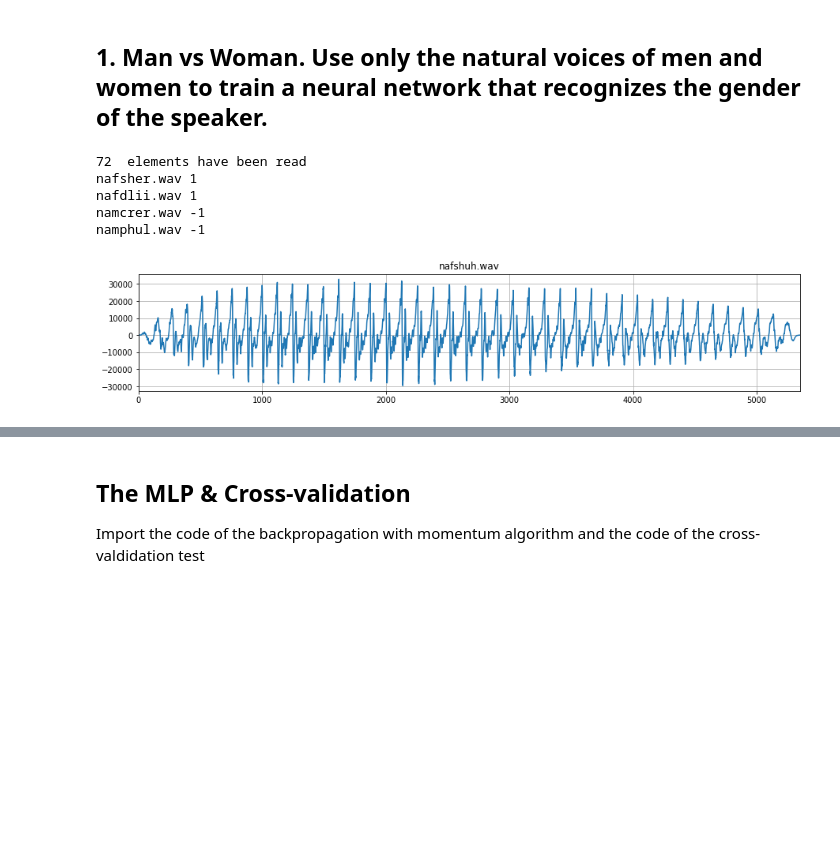
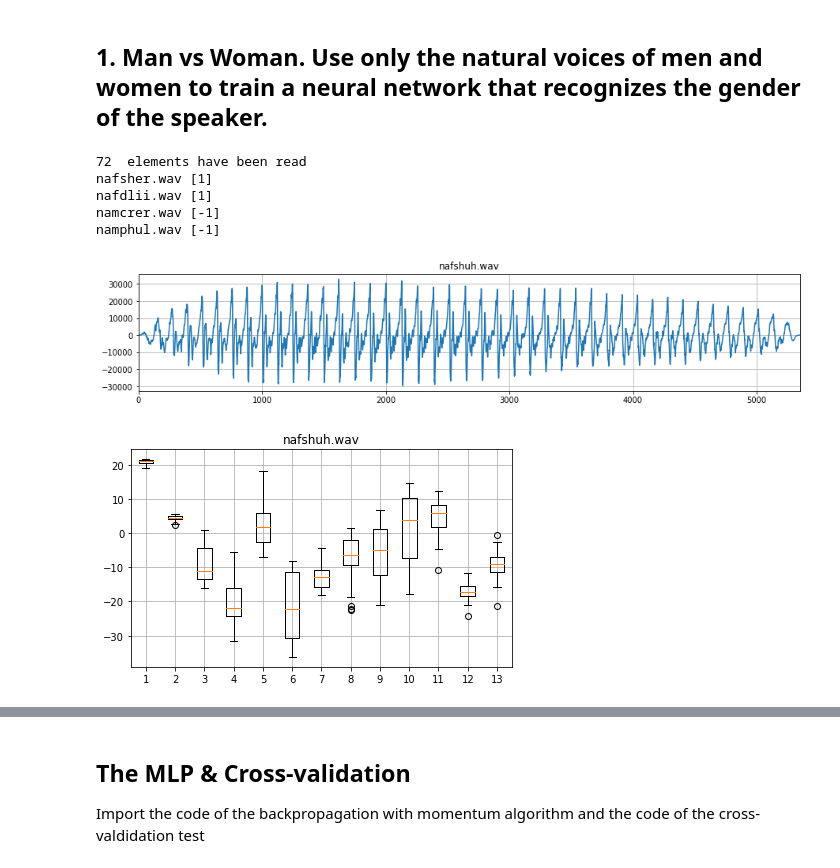
Before and after one commit to tiagoquin/mlg20-pw3, a Jupyter notebook: PW03-part1.ipynb, the cells around one changed output, grey strips where cells are left out. Cells and saved outputs as stored; diff of their text form; code cells hidden in the pictures; blank space fills up the shorter version.

```diff
--- a/PW03-part1.ipynb
+++ b/PW03-part1.ipynb
@@ -30,7 +30,7 @@ def readFiles(pattern):
     for file in os.scandir(PATH):
         if file.name.startswith(pattern):
             sample_rate, signal = wav.read(os.path.join(PATH, file.name))
-            sound_class = 1 if file.name.startswith(pattern + 'f') else -1
+            sound_class = [1] if file.name.startswith(pattern + 'f') else [-1]
             sounds.append((sample_rate, signal, file.name, sound_class))
 
     print(len(sounds), ' elements have been read')
@@ -55,28 +55,33 @@ for sound in sounds[4:8]:
     print(sound[2], sound[3])
 # %% [output]
 72  elements have been read
-nafsher.wav 1
-nafdlii.wav 1
-namcrer.wav -1
-namphul.wav -1
+nafsher.wav [1]
+nafdlii.wav [1]
+namcrer.wav [-1]
+namphul.wav [-1]
 [figure]
 # %%
 def doMFCC(signal, sample_rate):
     ceps = mfcc(signal, samplerate=sample_rate, nfft=1024)
     return ceps
 
 def plotBoxSound(ceps, name):
     pl.figure(figsize=(15,4))
     pl.subplot(1,2,1)
     pl.boxplot(ceps)
     pl.title(name)
     pl.grid()
 
-# TODO: Noramliser ceps_data
 ceps_data = list(map(lambda s: doMFCC(s[1], s[0]) , sounds))
 
 # List of all file names
 ceps_names = list(map(lambda s: s[2] , sounds))
 
 # List of all class
 ceps_class = list(map(lambda s: s[3] , sounds))
+
+
+# Some boxplot
+plotBoxSound(ceps_data[0], ceps_names[0])
+# %% [output]
+[figure, added]
```
Also changed, not shown: parts of 9 cells of this notebook, 1 other file.
